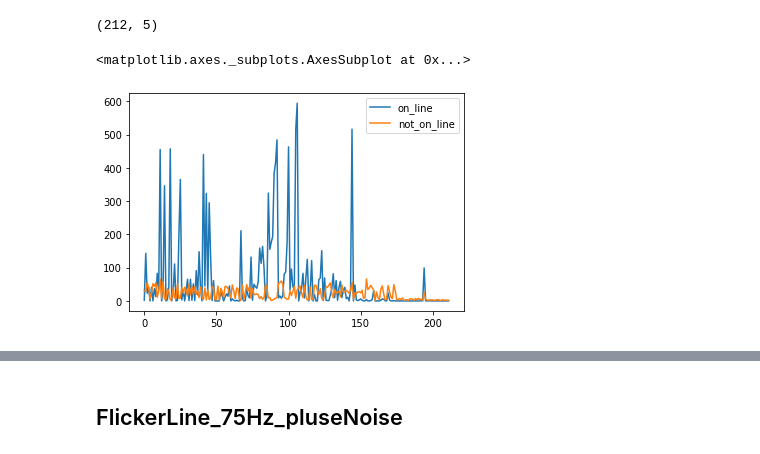
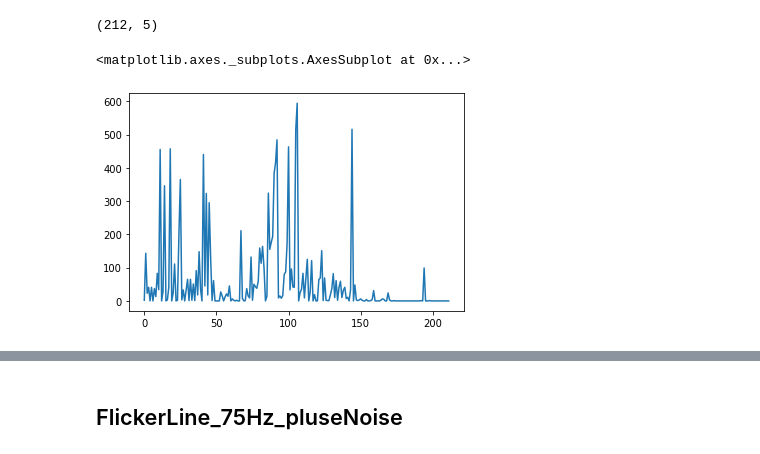
Before and after one commit to mannmoshe/image-processing, a Jupyter notebook: project/image_processing_project.ipynb, the cells around one changed output, grey strips where cells are left out. Cells and saved outputs as stored; diff of their text form; code cells hidden in the pictures.

```diff
--- a/project/image_processing_project.ipynb
+++ b/project/image_processing_project.ipynb
@@ -284,7 +289,7 @@ df_agg_obs.shape
 # %% [output]
 (212, 5)
 # %%
-df_agg_obs[['on_line', 'not_on_line']].plot.line()
+df_agg_obs['on_line'].plot.line()
 # %% [output]
 <matplotlib.axes._subplots.AxesSubplot at 0x...>
-[figure, old version]
+[figure, new version]
```
Also changed, not shown: parts of 9 cells of this notebook.
